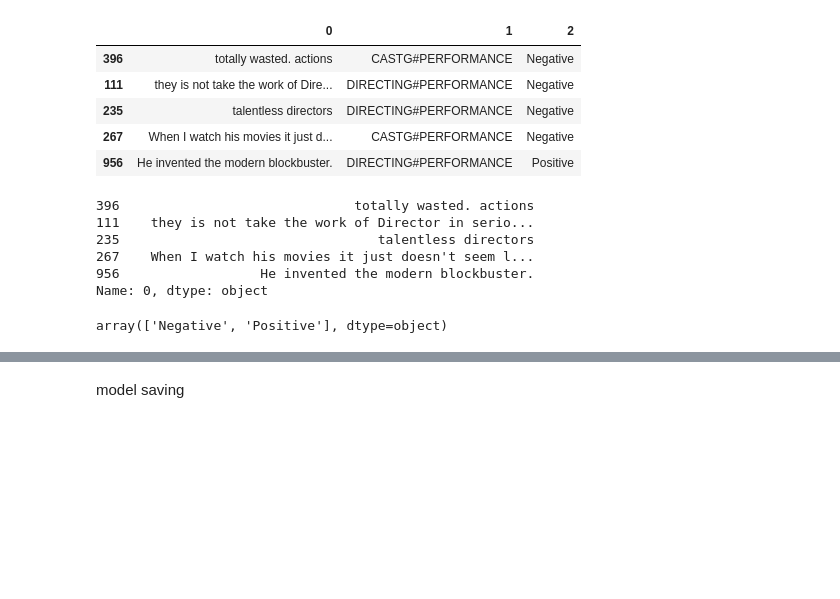
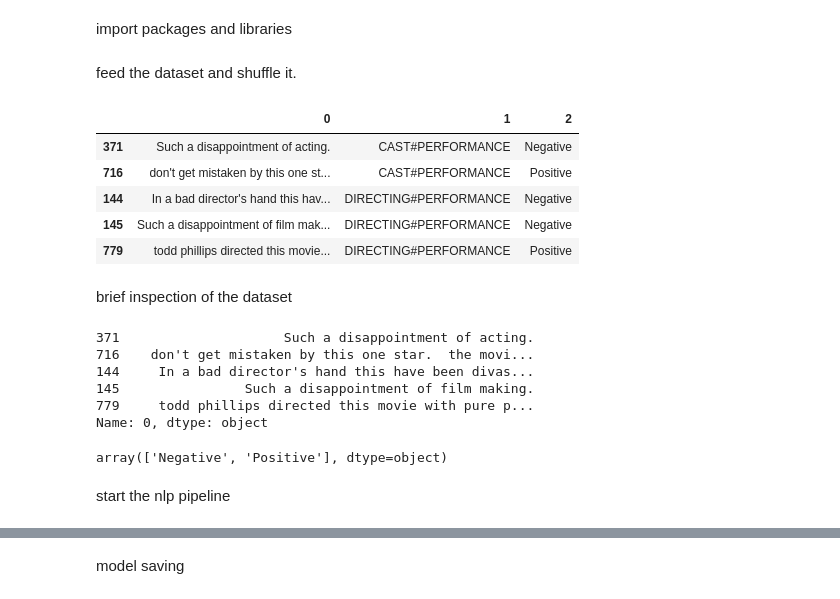
Before and after one commit to nipdep/aspect_base_sentimantel_analysis, a Jupyter notebook: src/sen_model.ipynb, the cells around one changed output, grey strips where cells are left out. Saved outputs shown, nothing was run; the diff lists cells and outputs as text; code cells hidden in the pictures; blank space fills up the shorter version.

```diff
--- a/src/sen_model.ipynb
+++ b/src/sen_model.ipynb
@@ -1 +1,3 @@
+# %% [markdown]
+import packages and libraries
 # %%
@@ -6,35 +7,41 @@ from tensorflow.keras.layers import Dense
 from sklearn.preprocessing import LabelEncoder
 import os
 import pickle
+# %% [markdown]
+feed the dataset and shuffle it.
 # %%
 from sklearn.utils import shuffle
 
-file_path = '../Sup/dataset.csv'
+file_path = '../Sup/datset_fin.csv'
 dataset = pd.read_csv(file_path,header=None)
 dataset = shuffle(dataset)
 dataset.head()
 # %% [output]
 |  | 0 | 1 | 2 |
-| 396 | totally wasted. actions | CASTG#PERFORMANCE | Negative |
-| 111 | they is not take the work of Dire... | DIRECTING#PERFORMANCE | Negative |
-| 235 | talentless directors | DIRECTING#PERFORMANCE | Negative |
-| 267 | When I watch his movies it just d... | CASTG#PERFORMANCE | Negative |
-| 956 | He invented the modern blockbuster. | DIRECTING#PERFORMANCE | Positive |
+| 371 | Such a disappointment of acting. | CAST#PERFORMANCE | Negative |
+| 716 | don't get mistaken by this one st... | CAST#PERFORMANCE | Positive |
+| 144 | In a bad director's hand this hav... | DIRECTING#PERFORMANCE | Negative |
+| 145 | Such a disappointment of film mak... | DIRECTING#PERFORMANCE | Negative |
+| 779 | todd phillips directed this movie... | DIRECTING#PERFORMANCE | Positive |
+# %% [markdown]
+brief inspection of the dataset
 # %%
 data = dataset[0]
 data.head()
 # %% [output]
-396                              totally wasted. actions
-111    they is not take the work of Director in serio...
-235                                 talentless directors
-267    When I watch his movies it just doesn't seem l...
-956                  He invented the modern blockbuster.
+371                     Such a disappointment of acting.
+716    don't get mistaken by this one star.  the movi...
+144     In a bad director's hand this have been divas...
+145                Such a disappointment of film making.
+779     todd phillips directed this movie with pure p...
 Name: 0, dtype: object
 # %%
 label_pol = dataset[2]
 label_pol.unique()
 # %% [output]
 array(['Negative', 'Positive'], dtype=object)
+# %% [markdown]
+start the nlp pipeline
 # %%
 import spacy
 nlp = spacy.load('en_core_web_sm')
```
Also changed, not shown: parts of 12 cells of this notebook, 13 other files.
